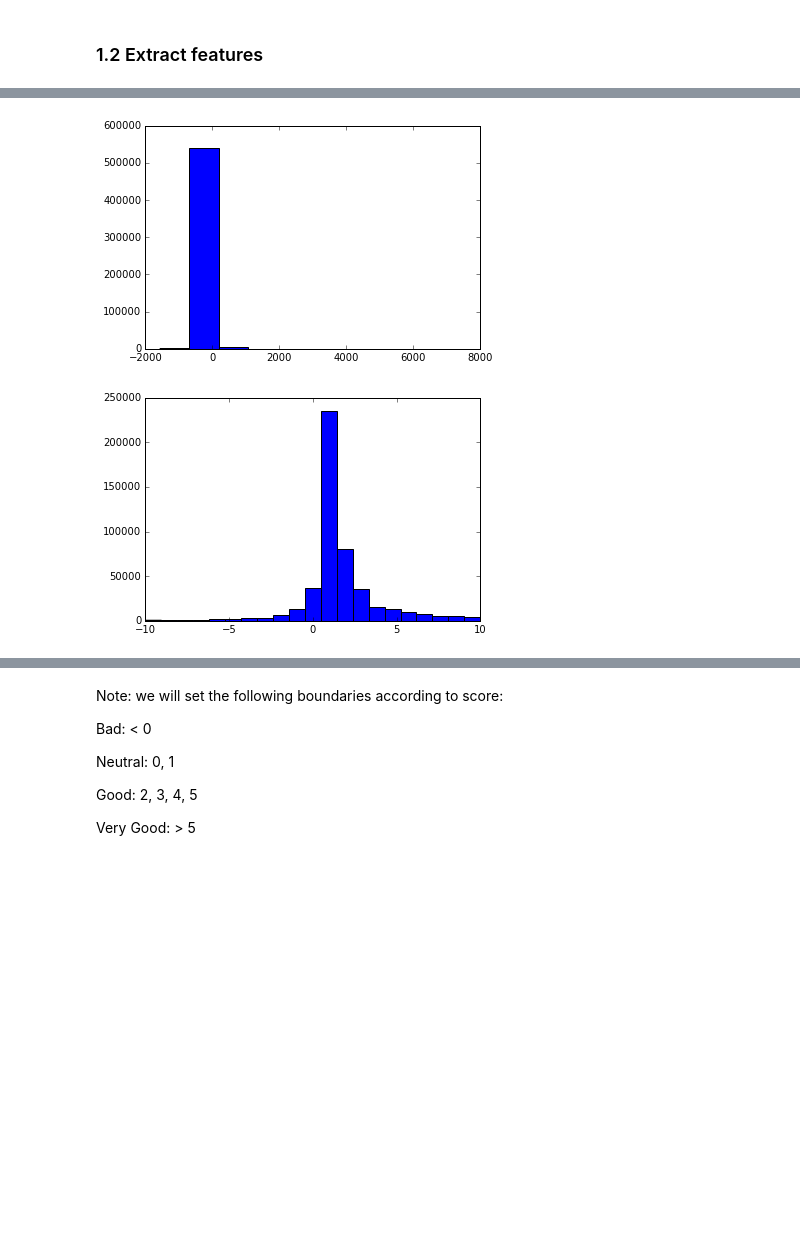
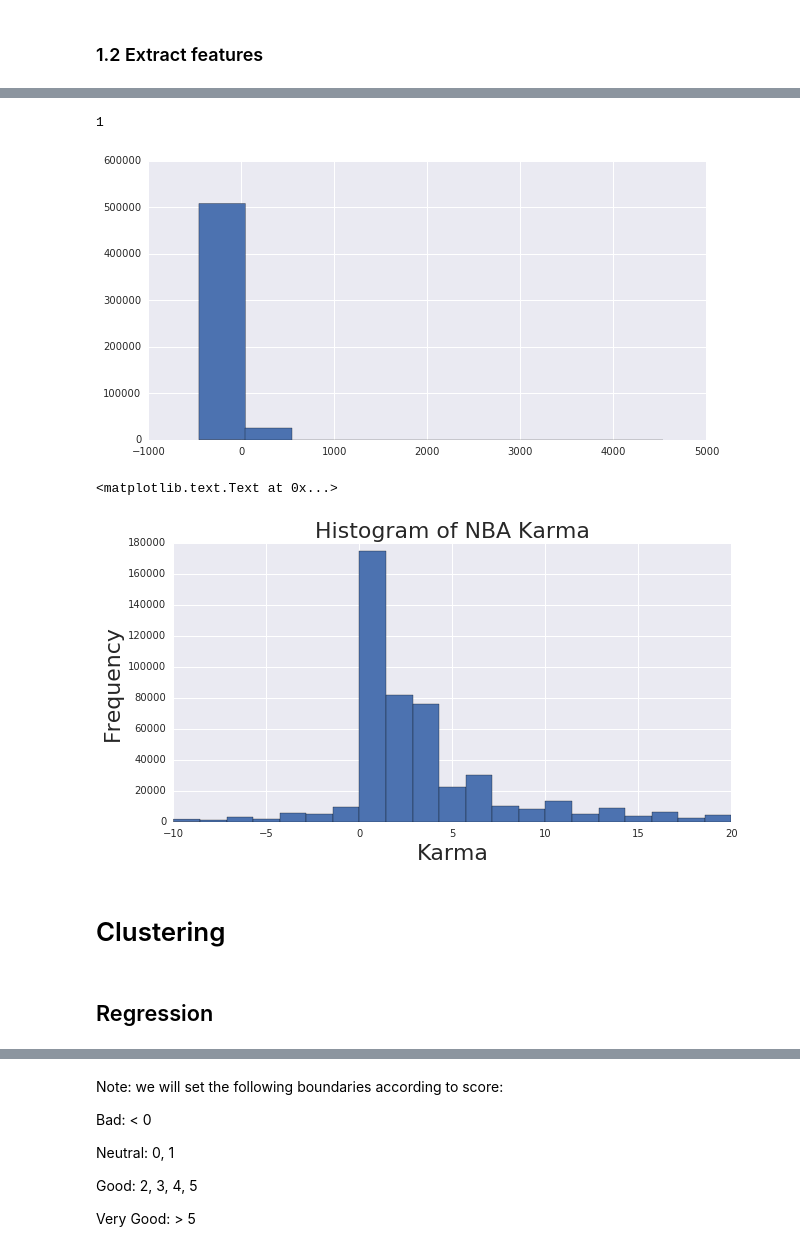
Before and after one commit to AndrewNg/COS424A4, a Jupyter notebook: SWorkbook.ipynb, the cells around one changed output, grey strips where cells are left out. Saved outputs shown, nothing was run; the diff lists cells and outputs as text; code cells hidden in the pictures; blank space fills up the shorter version.

Commit message:
new clustering

```diff
--- a/SWorkbook.ipynb
+++ b/SWorkbook.ipynb
@@ -43,7 +65,7 @@ dft_all = [dft_pic, dft_nba, dft_wne, dft_fun, dft_aww, dft_gof, dft_cje]
 # %% [markdown]
 ### 1.2 Extract features
 # %%
-dft = dft_pic
+dft = dft_nba
 # %%
 # remove nans
 def remove_nan(s):
@@ -73,10 +170,21 @@ dft_TFI_a = dft_TFI.toarray()
+# %%
+dft['score'].mode()[0]
+# %% [output]
+1
 # %%
 plt.hist(dft['score'])
 plt.show()
 # %% [output]
-[figure, old version]
+[figure, new version]
 # %%
-plt.hist(dft['score'],21,range=[-10, 10])
-plt.show()
+plt.hist(dft['score'],21,range=[-10, 20])
+plt.title('Histogram of NBA Karma')
+plt.xlabel('Karma')
+plt.ylabel('Frequency')
 # %% [output]
+<matplotlib.text.Text at 0x...>
-[figure, old version]
+[figure, new version]
+# %% [markdown]
+# Clustering
+# %% [markdown]
+## Regression
```
Also changed, not shown: parts of 17 cells of this notebook, 1 other file.
